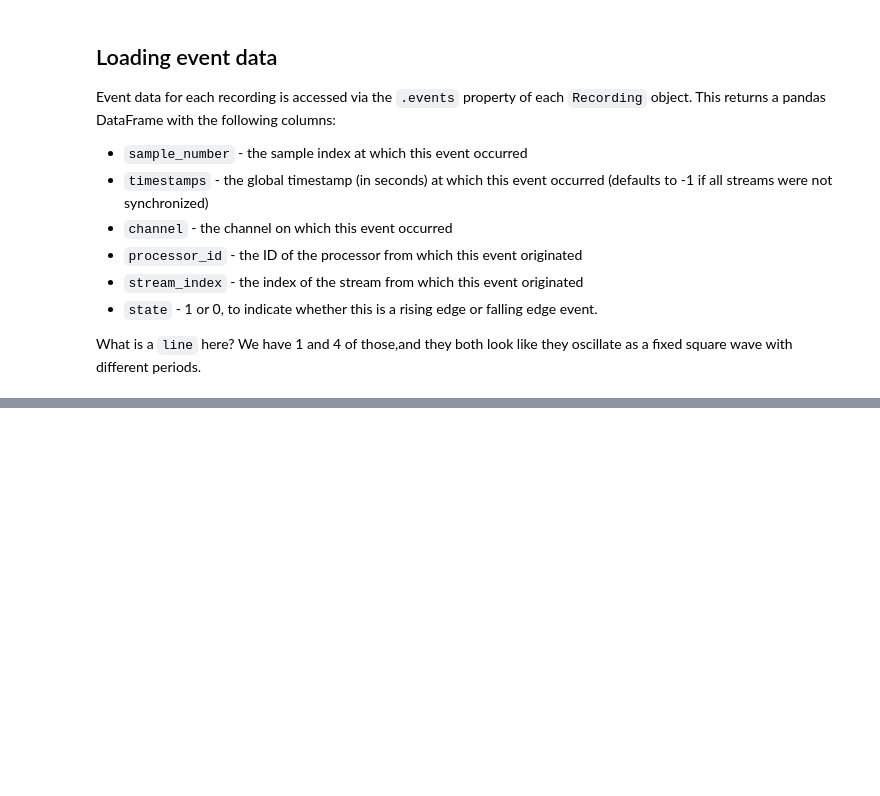
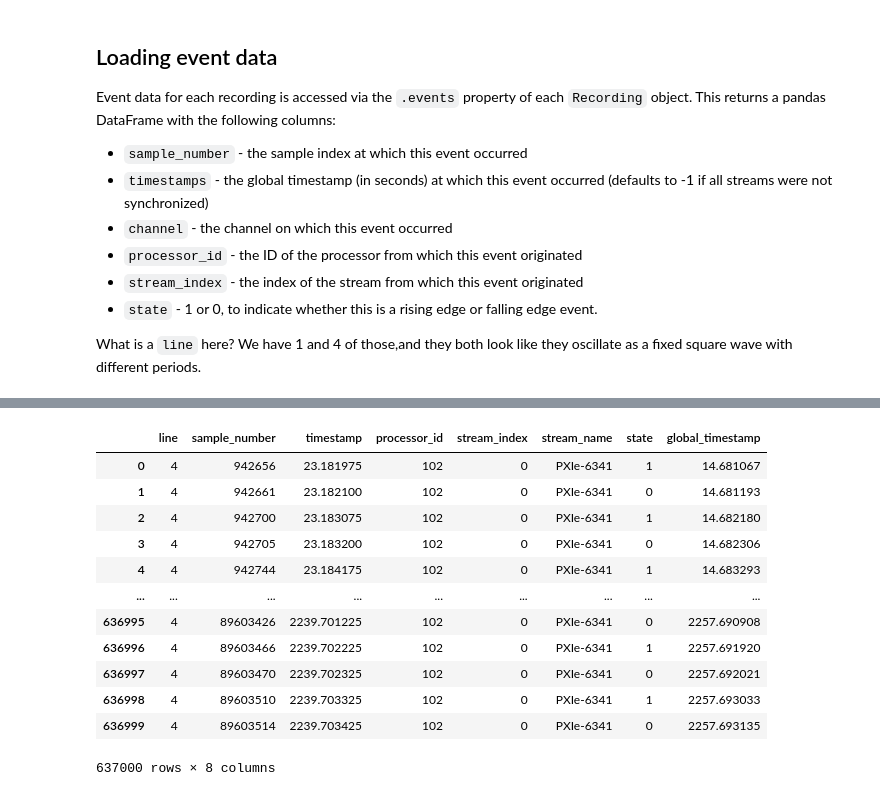
Before and after one commit to SainsburyWellcomeCentre/FNT_timestamp_alignment, a Jupyter notebook: timestamps/Open-Ephys/align_ephys_events_to_master_clock.ipynb, the cells around one changed output, grey strips where cells are left out. Drawn from its saved outputs; the diff is of its cells as text; code cells hidden in the pictures; blank space fills up the shorter version.

```diff
--- a/timestamps/Open-Ephys/align_ephys_events_to_master_clock.ipynb
+++ b/timestamps/Open-Ephys/align_ephys_events_to_master_clock.ipynb
@@ -151,5 +254,21 @@ TTL_pulses
 
 # save the TTL pulses to a csv file
 TTL_pulses.to_csv('TTL_pulses.csv', index=False)
+# %%
+TTL_pulses
+# %% [output]
+|  | line | sample_number | timestamp | processor_id | stream_index | stream_name | state | global_timestamp |
+| 0 | 4 | 942656 | 23.181975 | 102 | 0 | PXIe-6341 | 1 | 14.681067 |
+| 1 | 4 | 942661 | 23.182100 | 102 | 0 | PXIe-6341 | 0 | 14.681193 |
+| 2 | 4 | 942700 | 23.183075 | 102 | 0 | PXIe-6341 | 1 | 14.682180 |
+| 3 | 4 | 942705 | 23.183200 | 102 | 0 | PXIe-6341 | 0 | 14.682306 |
+| 4 | 4 | 942744 | 23.184175 | 102 | 0 | PXIe-6341 | 1 | 14.683293 |
+| ... | ... | ... | ... | ... | ... | ... | ... | ... |
+| 636995 | 4 | 89603426 | 2239.701225 | 102 | 0 | PXIe-6341 | 0 | 2257.690908 |
+| 636996 | 4 | 89603466 | 2239.702225 | 102 | 0 | PXIe-6341 | 1 | 2257.691920 |
+| 636997 | 4 | 89603470 | 2239.702325 | 102 | 0 | PXIe-6341 | 0 | 2257.692021 |
+| 636998 | 4 | 89603510 | 2239.703325 | 102 | 0 | PXIe-6341 | 1 | 2257.693033 |
+| 636999 | 4 | 89603514 | 2239.703425 | 102 | 0 | PXIe-6341 | 0 | 2257.693135 |
+637000 rows × 8 columns
 # %%
 
```
Also changed, not shown: parts of 10 cells of this notebook.
